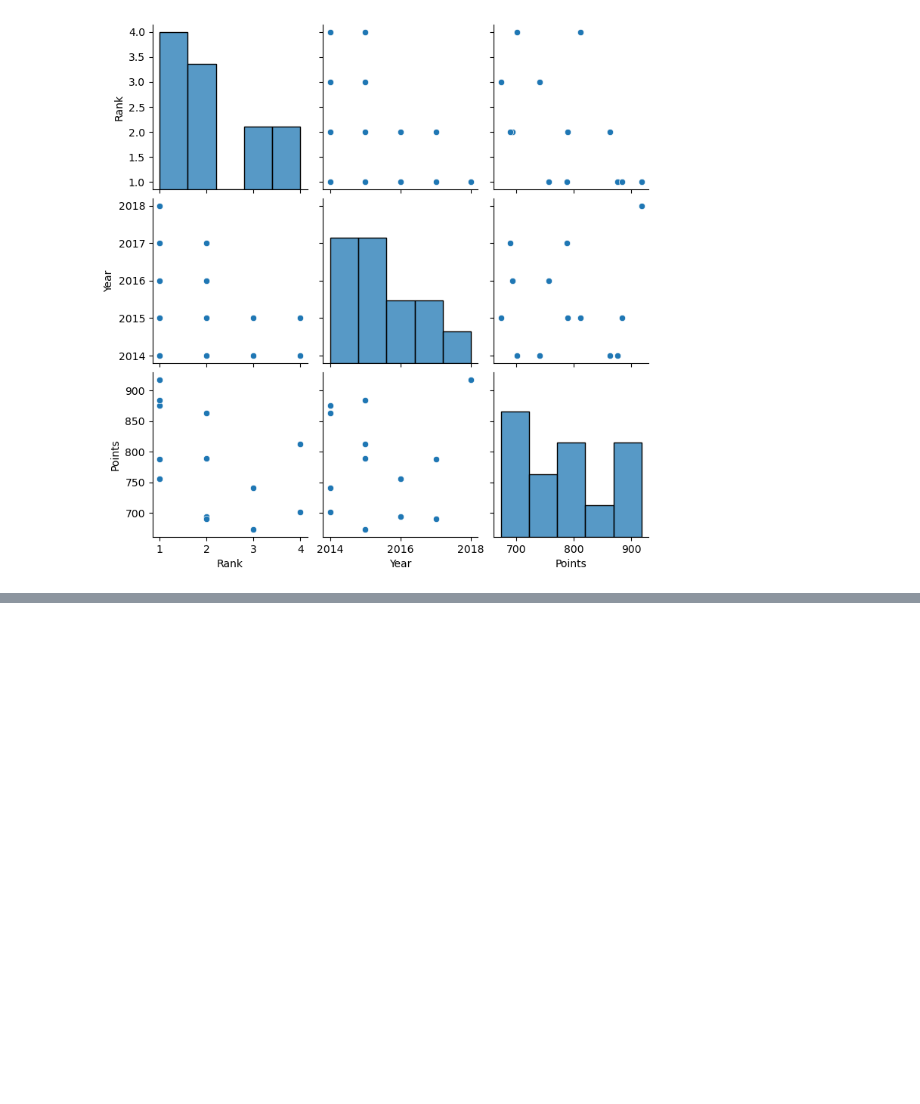
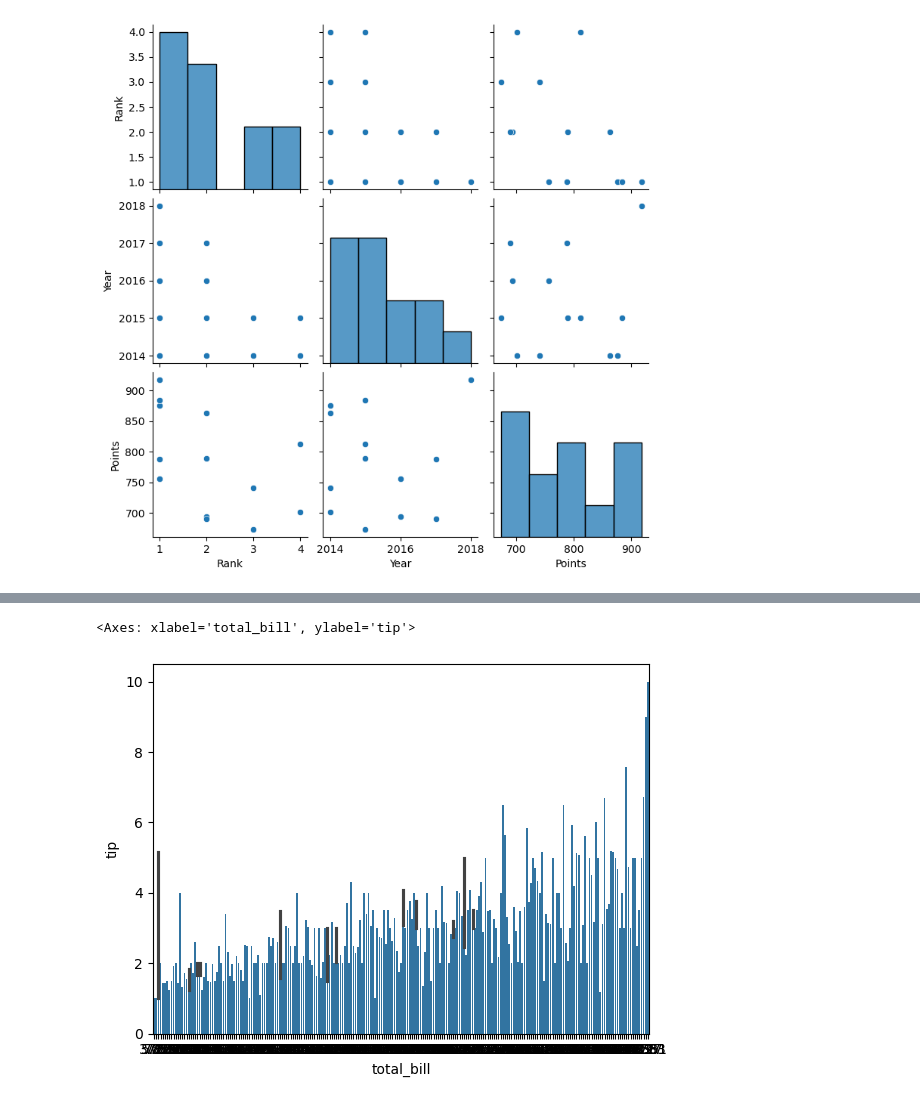
Before and after one commit to Akashyadav-codes/Data_Analyst_Jupyter, a Jupyter notebook: Seaborn/Untitled.ipynb, the cells around one changed output, grey strips where cells are left out. Drawn from its saved outputs; the diff is of its cells as text; code cells hidden in the pictures; blank space fills up the shorter version.

Commit message:
seaborn and data visualization

```diff
--- a/Seaborn/Untitled.ipynb
+++ b/Seaborn/Untitled.ipynb
@@ -69,0 +90,3 @@ sns.pairplot(df)
+# %%
+s=sns.load_dataset("tips")
+s
@@ -69,0 +107,5 @@ sns.pairplot(df)
+# %%
+sns.barplot(x="total_bill",y="tip",data=s)
+# %% [output]
+<Axes: xlabel='total_bill', ylabel='tip'>
+[figure, added]
```
Also changed, not shown: parts of 6 cells of this notebook, 1 other file.
